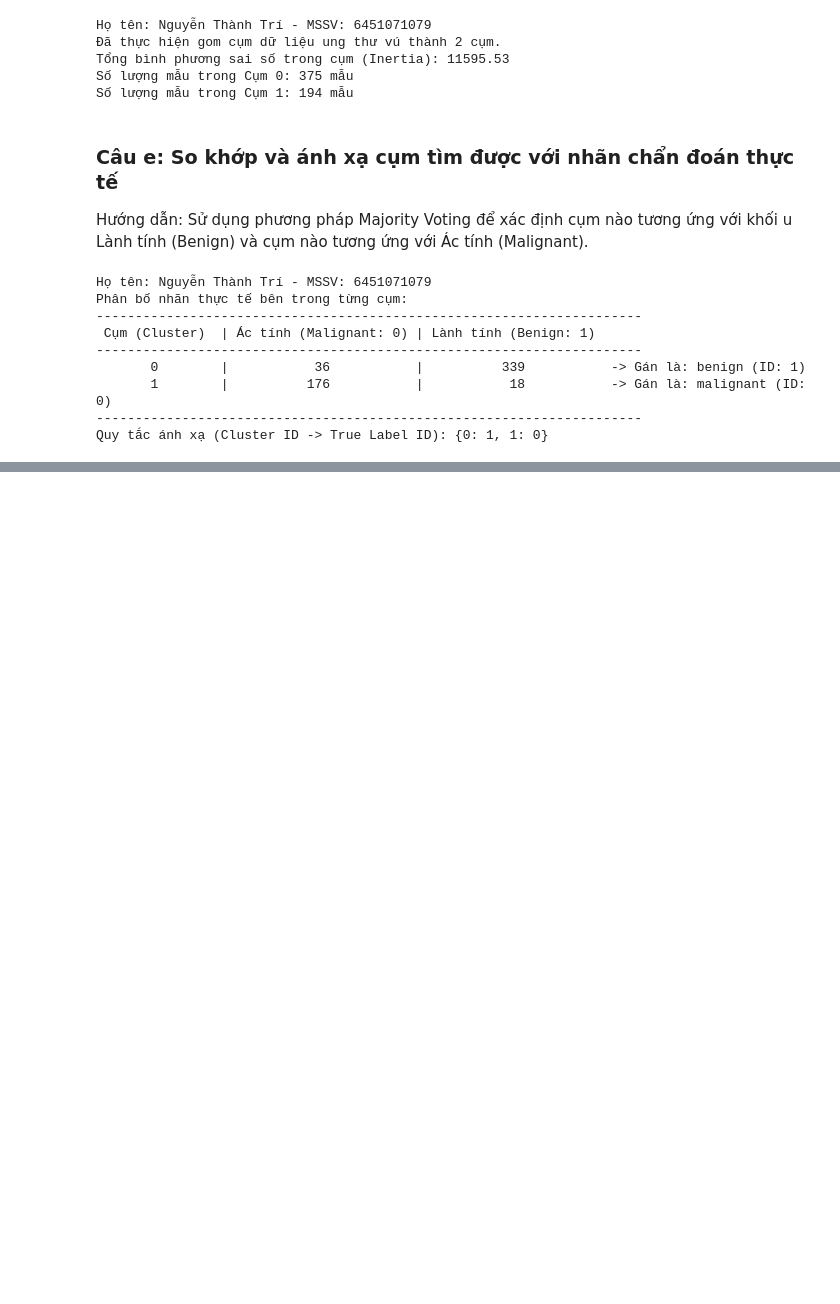
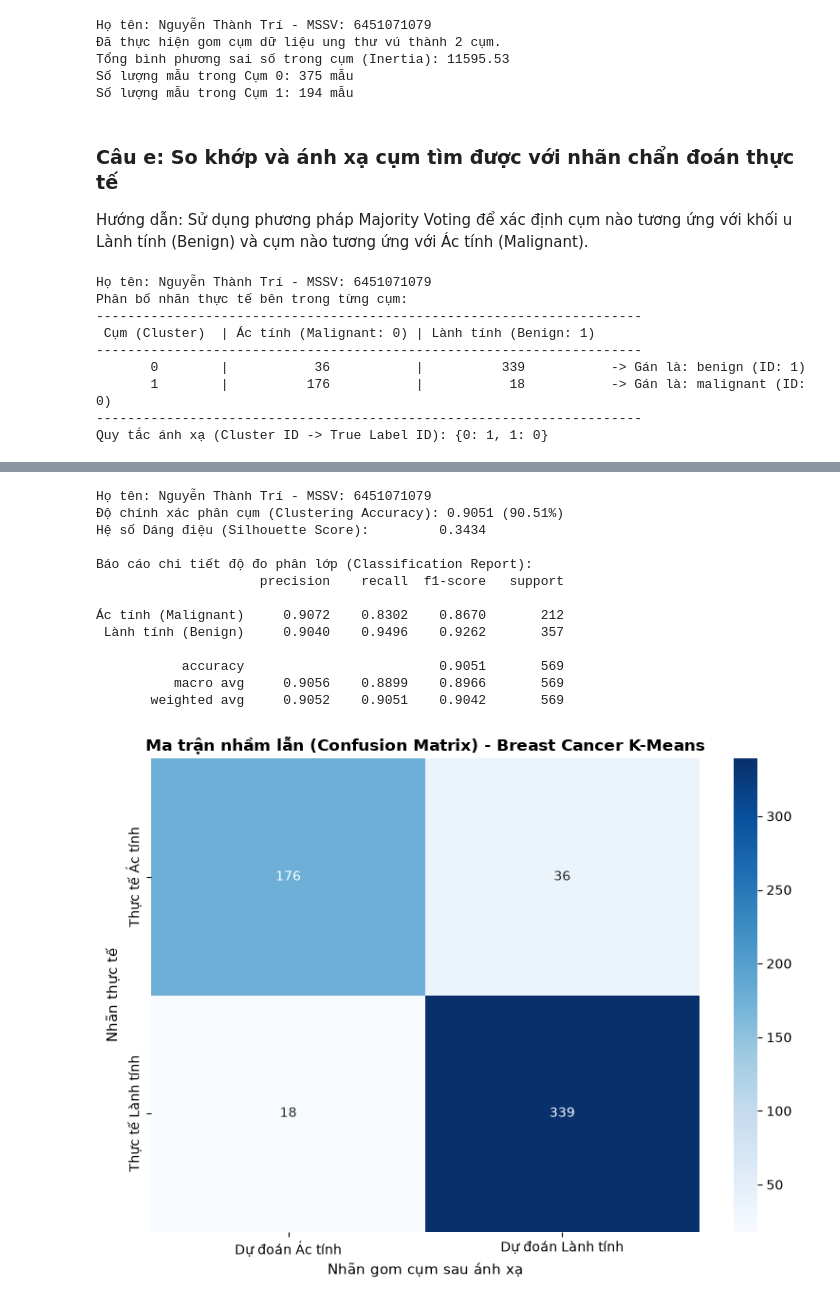
Before and after one commit to TriNguyenThanh/6451071079_Lab23, a Jupyter notebook: model/6451071079_LAB3_Bai8.ipynb, the cells around one changed output, grey strips where cells are left out. Saved outputs shown, nothing was run; the diff lists cells and outputs as text; code cells hidden in the pictures; blank space fills up the shorter version.

Commit message:
feature<bai8_cauf>: danh gia chat luong phan cum va he so silhouette

```diff
--- a/model/6451071079_LAB3_Bai8.ipynb
+++ b/model/6451071079_LAB3_Bai8.ipynb
@@ -171,0 +175,39 @@ Quy tắc ánh xạ (Cluster ID -> True Label ID): {0: 1, 1: 0}
+# %%
+# Nguyễn Thành Trí - MSSV: 6451071079
+print("Họ tên: Nguyễn Thành Trí - MSSV: 6451071079")
+
+acc = accuracy_score(y, y_pred_mapped)
+sil = silhouette_score(X_scaled, cluster_labels)
+
+print(f"Độ chính xác phân cụm (Clustering Accuracy): {acc:.4f} ({acc * 100:.2f}%)")
+print(f"Hệ số Dáng điệu (Silhouette Score):         {sil:.4f}")
+
+print("\nBáo cáo chi tiết độ đo phân lớp (Classification Report):")
+print(classification_report(y, y_pred_mapped, target_names=['Ác tính (Malignant)', 'Lành tính (Benign)'], digits=4))
+
+# Hiển thị Ma trận nhầm lẫn
+cm = confusion_matrix(y, y_pred_mapped)
+plt.figure(figsize=(8, 6))
+sns.heatmap(cm, annot=True, fmt='d', cmap='Blues', cbar=True,
+            xticklabels=['Dự đoán Ác tính', 'Dự đoán Lành tính'],
+            yticklabels=['Thực tế Ác tính', 'Thực tế Lành tính'])
+plt.title('Ma trận nhầm lẫn (Confusion Matrix) - Breast Cancer K-Means', fontsize=12, fontweight='bold')
+plt.ylabel('Nhãn thực tế', fontsize=11)
+plt.xlabel('Nhãn gom cụm sau ánh xạ', fontsize=11)
+plt.tight_layout()
+plt.show()
+# %% [output]
+Họ tên: Nguyễn Thành Trí - MSSV: 6451071079
+Độ chính xác phân cụm (Clustering Accuracy): 0.9051 (90.51%)
+Hệ số Dáng điệu (Silhouette Score):         0.3434
+
+Báo cáo chi tiết độ đo phân lớp (Classification Report):
+                     precision    recall  f1-score   support
+
+Ác tính (Malignant)     0.9072    0.8302    0.8670       212
+ Lành tính (Benign)     0.9040    0.9496    0.9262       357
+
+           accuracy                         0.9051       569
+          macro avg     0.9056    0.8899    0.8966       569
+       weighted avg     0.9052    0.9051    0.9042       569
+[figure, added]
```
Also changed, not shown: parts of 1 cell of this notebook.
